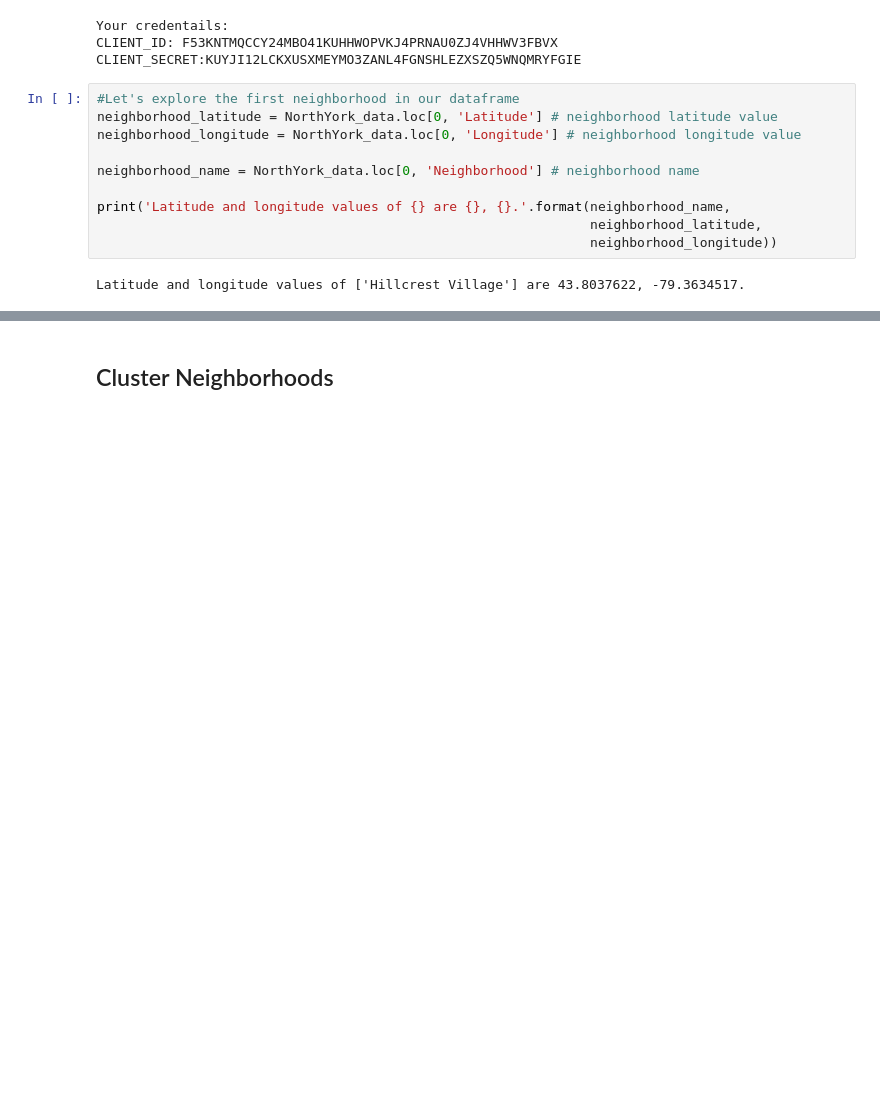
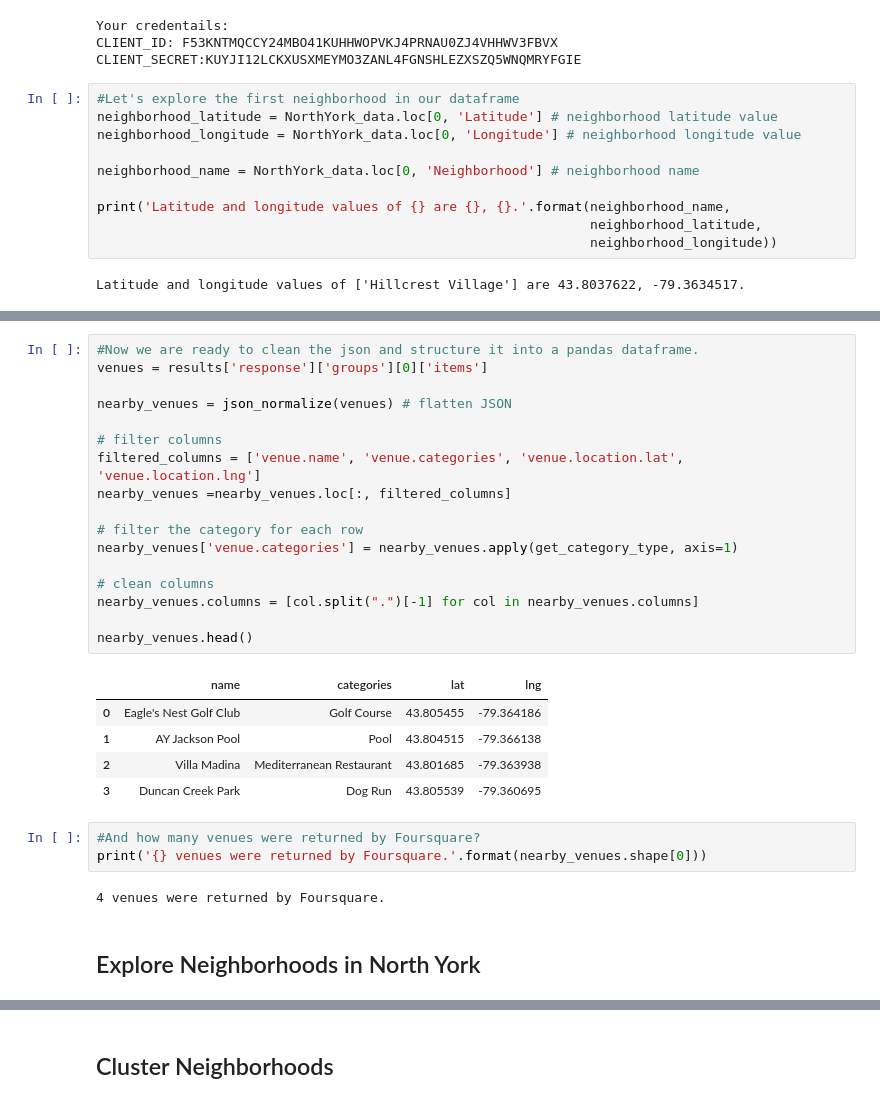
Before and after one commit to ivanephra/Coursera_Capston, a Jupyter notebook: Segmenting and clustering neighborhoods .ipynb, the cells around one changed output, grey strips where cells are left out. Saved outputs shown, nothing was run; the diff lists cells and outputs as text; blank space fills up the shorter version.

```diff
--- a/Segmenting and clustering neighborhoods .ipynb
+++ b/Segmenting and clustering neighborhoods .ipynb
@@ -392,0 +446,30 @@ Latitude and longitude values of ['Hillcrest Village'] are 43.8037622, -79.36345
+# %%
+#Now we are ready to clean the json and structure it into a pandas dataframe.
+venues = results['response']['groups'][0]['items']
+
+nearby_venues = json_normalize(venues) # flatten JSON
+
+# filter columns
+filtered_columns = ['venue.name', 'venue.categories', 'venue.location.lat', 'venue.location.lng']
+nearby_venues =nearby_venues.loc[:, filtered_columns]
+
+# filter the category for each row
+nearby_venues['venue.categories'] = nearby_venues.apply(get_category_type, axis=1)
+
+# clean columns
+nearby_venues.columns = [col.split(".")[-1] for col in nearby_venues.columns]
+
+nearby_venues.head()
+# %% [output]
+|  | name | categories | lat | lng |
+| 0 | Eagle's Nest Golf Club | Golf Course | 43.805455 | -79.364186 |
+| 1 | AY Jackson Pool | Pool | 43.804515 | -79.366138 |
+| 2 | Villa Madina | Mediterranean Restaurant | 43.801685 | -79.363938 |
+| 3 | Duncan Creek Park | Dog Run | 43.805539 | -79.360695 |
+# %%
+#And how many venues were returned by Foursquare?
+print('{} venues were returned by Foursquare.'.format(nearby_venues.shape[0]))
+# %% [output]
+4 venues were returned by Foursquare.
+# %% [markdown]
+## Explore Neighborhoods in North York
```
Also changed, not shown: parts of 12 cells of this notebook.
